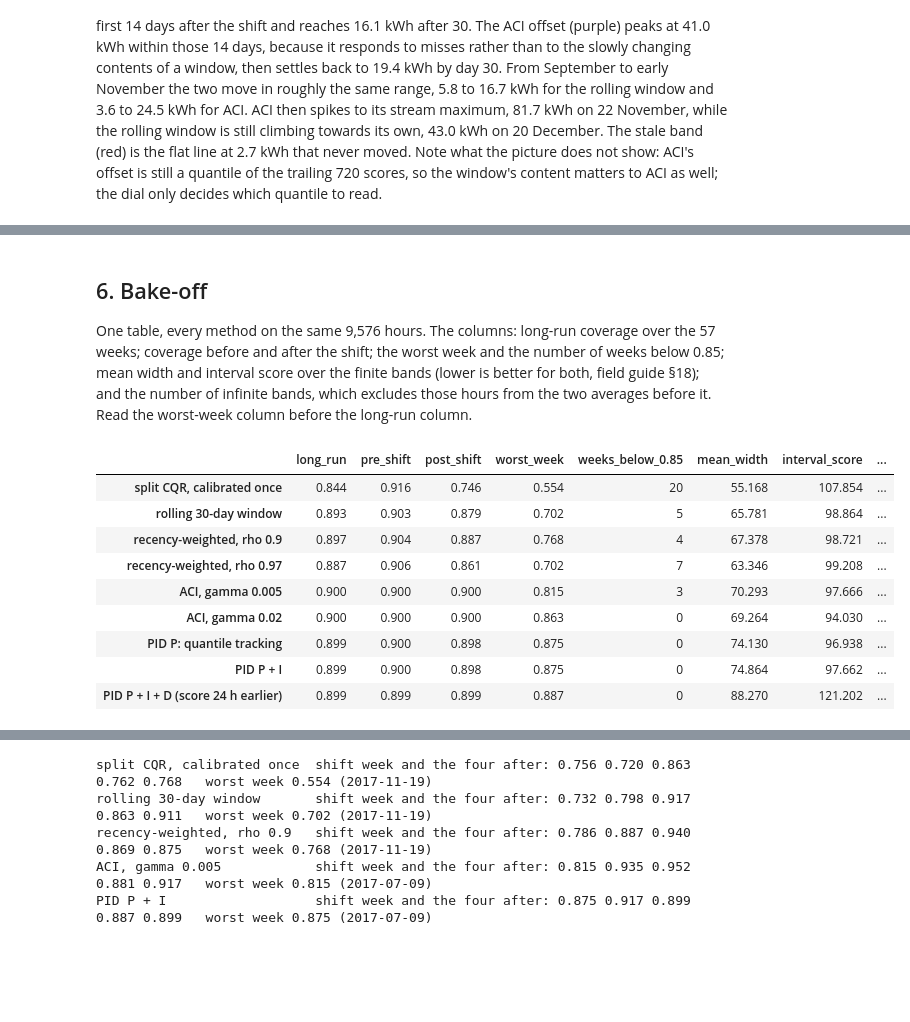
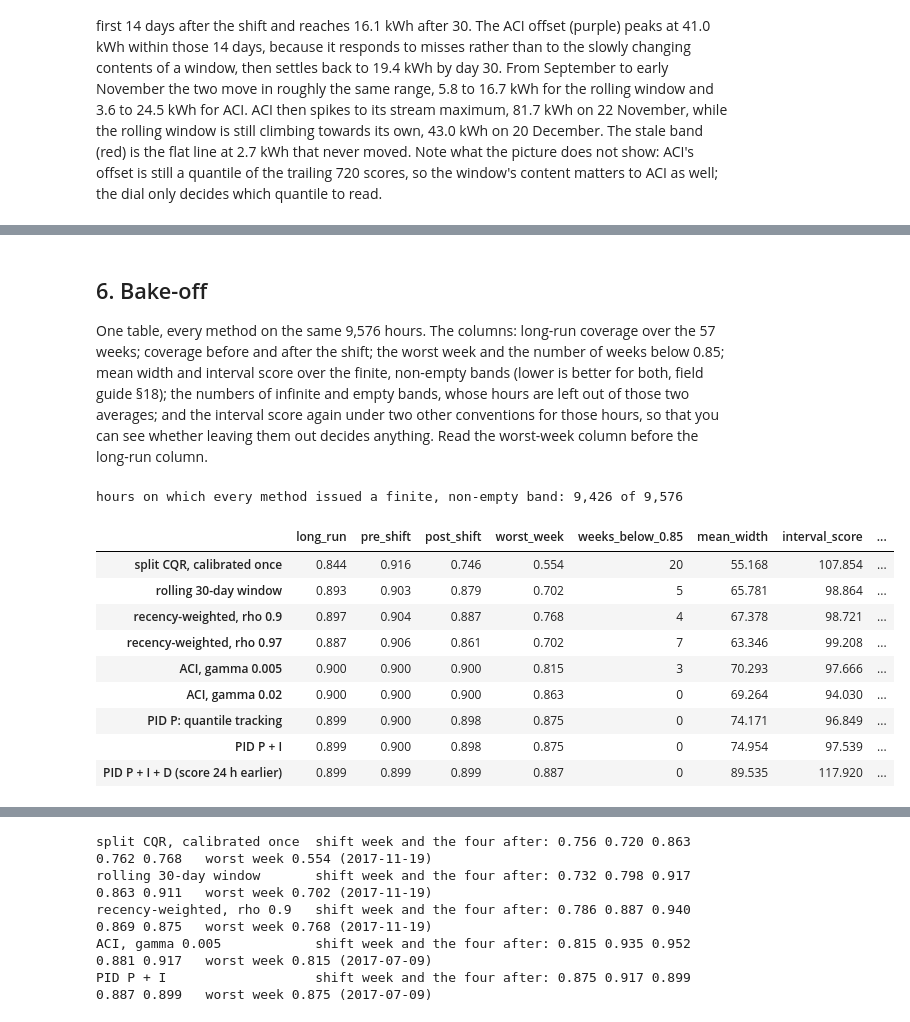
Before and after one commit to josephazar/conformal-prediction-intro, a Jupyter notebook: notebooks/15_coverage_under_drift_aci_and_pid.ipynb, the cells around one changed output, grey strips where cells are left out. Cells and saved outputs as stored; diff of their text form; code cells hidden in the pictures; blank space fills up the shorter version.

```diff
--- a/notebooks/15_coverage_under_drift_aci_and_pid.ipynb
+++ b/notebooks/15_coverage_under_drift_aci_and_pid.ipynb
@@ -818,7 +831,6 @@ for gamma in (0.001, 0.005, 0.02, 0.05):
     bound = (max(ALPHA, 1 - ALPHA) + gamma) / (gamma * T)      # alpha_1 = ALPHA
     assert gap <= bound, "the deterministic ACI bound can never fail - check the update"
     row.update({"infinite_after_shift": int(np.sum(q_aci[START:][post] == np.inf)),
-                "empty_bands": int(np.sum(q_aci[START:] == -np.inf)),
                 "alpha_t_min": np.nanmin(alpha_paths[gamma]),
                 "alpha_t_max": np.nanmax(alpha_paths[gamma]),
                 "miss_gap": gap, "bound": bound})
@@ -1088,6 +1106,18 @@ for hours_so_far in (1_000, T):
     print(f"after {hours_so_far:,} hours the tangent saturates at x = {x_sat:,.0f} excess misses; "
           f"at most {(1 - ALPHA) * hours_so_far:,.0f} are possible, so it would take "
           + (f"{share:.1%} of all hours missed" if share <= 1 else "more misses than hours"))
+# Empty bands: an offset below minus half the raw band's width puts the lower edge above the upper.
+raw_width = raw_hi[START:] - raw_lo[START:]
+print(f"raw quantile band on the stream: median width {np.median(raw_width):.1f} kWh, "
+      f"narrowest {raw_width.min():.1f} kWh; the lag-24 scorecast alone dips to "
+      f"{lag_24[START:].min():.1f} kWh")
+for name in ("P: quantile tracking", "P + I", "P + I + D (score 24 h earlier)"):
+    qs = pid_runs[name][START:]
+    lo_b, hi_b = raw_lo[START:] - qs, raw_hi[START:] + qs     # the band actually issued
+    is_empty = lo_b > hi_b
+    print(f"{name}: lowest offset {qs.min():.1f} kWh; {is_empty.sum()} empty bands, "
+          f"{np.sum(is_empty & ~post)} of them before the shift; most inverted hi - lo "
+          f"{np.min(hi_b - lo_b):.1f} kWh")
 report_table({name: building_report(q) for name, q in pid_runs.items()}).round(3)
 # %% [output]
 proportional step eta_t: median 11.3 kWh, range 5.9 to 23.6
@@ -1148,23 +1200,42 @@ uses yesterday and last week, have little.
 
 One table, every method on the same 9,576 hours. The columns: long-run coverage over the 57
 weeks; coverage before and after the shift; the worst week and the number of weeks below 0.85;
-mean width and interval score over the finite bands (lower is better for both, field guide §18);
-and the number of infinite bands, which excludes those hours from the two averages before it.
+mean width and interval score over the finite, non-empty bands (lower is better for both, field
+guide §18); the numbers of infinite and empty bands, whose hours are left out of those two
+averages; and the interval score again under two other conventions for those hours, so that you
+can see whether leaving them out decides anything.
 Read the worst-week column before the long-run column.
 # %%
 bakeoff = report_table({name: building_report(q) for name, q in offsets.items()})
+
+# Does leaving infinite and empty bands out decide the price ranking? Two other conventions.
+bands = {name: (raw_lo[START:] - q[START:], raw_hi[START:] + q[START:]) for name, q in offsets.items()}
+common = np.logical_and.reduce([np.isfinite(lo) & np.isfinite(hi) & (lo <= hi)
+                                for lo, hi in bands.values()])
+for name, (lo, hi) in bands.items():
+    # (1) Only the hours on which EVERY method in the table issued a finite, non-empty band.
+    bakeoff.loc[name, "IS_common_hours"] = interval_score(y[START:][common], lo[common],
+                                                          hi[common], ALPHA)
+    # (2) Every finite hour, an empty band scored as a zero-width band at its crossing midpoint.
+    fin = np.isfinite(lo) & np.isfinite(hi)
+    lo_f, hi_f = lo[fin], hi[fin]
+    mid, empty = (lo_f + hi_f) / 2, lo_f > hi_f
+    bakeoff.loc[name, "IS_empty_as_point"] = interval_score(
+        y[START:][fin], np.where(empty, mid, lo_f), np.where(empty, mid, hi_f), ALPHA)
+print(f"hours on which every method issued a finite, non-empty band: {common.sum():,} of {len(common):,}")
 bakeoff.round(3)
 # %% [output]
+hours on which every method issued a finite, non-empty band: 9,426 of 9,576
 |  | long_run | pre_shift | post_shift | worst_week | weeks_below_0.85 | mean_width | interval_score | ... |
 | split CQR, calibrated once | 0.844 | 0.916 | 0.746 | 0.554 | 20 | 55.168 | 107.854 | ... |
 | rolling 30-day window | 0.893 | 0.903 | 0.879 | 0.702 | 5 | 65.781 | 98.864 | ... |
 | recency-weighted, rho 0.9 | 0.897 | 0.904 | 0.887 | 0.768 | 4 | 67.378 | 98.721 | ... |
 | recency-weighted, rho 0.97 | 0.887 | 0.906 | 0.861 | 0.702 | 7 | 63.346 | 99.208 | ... |
 | ACI, gamma 0.005 | 0.900 | 0.900 | 0.900 | 0.815 | 3 | 70.293 | 97.666 | ... |
 | ACI, gamma 0.02 | 0.900 | 0.900 | 0.900 | 0.863 | 0 | 69.264 | 94.030 | ... |
-| PID P: quantile tracking | 0.899 | 0.900 | 0.898 | 0.875 | 0 | 74.130 | 96.938 | ... |
-| PID P + I | 0.899 | 0.900 | 0.898 | 0.875 | 0 | 74.864 | 97.662 | ... |
-| PID P + I + D (score 24 h earlier) | 0.899 | 0.899 | 0.899 | 0.887 | 0 | 88.270 | 121.202 | ... |
+| PID P: quantile tracking | 0.899 | 0.900 | 0.898 | 0.875 | 0 | 74.171 | 96.849 | ... |
+| PID P + I | 0.899 | 0.900 | 0.898 | 0.875 | 0 | 74.954 | 97.539 | ... |
+| PID P + I + D (score 24 h earlier) | 0.899 | 0.899 | 0.899 | 0.887 | 0 | 89.535 | 117.920 | ... |
 # %% [markdown]
 Read the table in the order the facilities lead would: worst week first, long run second,
 price third.
```
Also changed, not shown: parts of 13 cells of this notebook.
